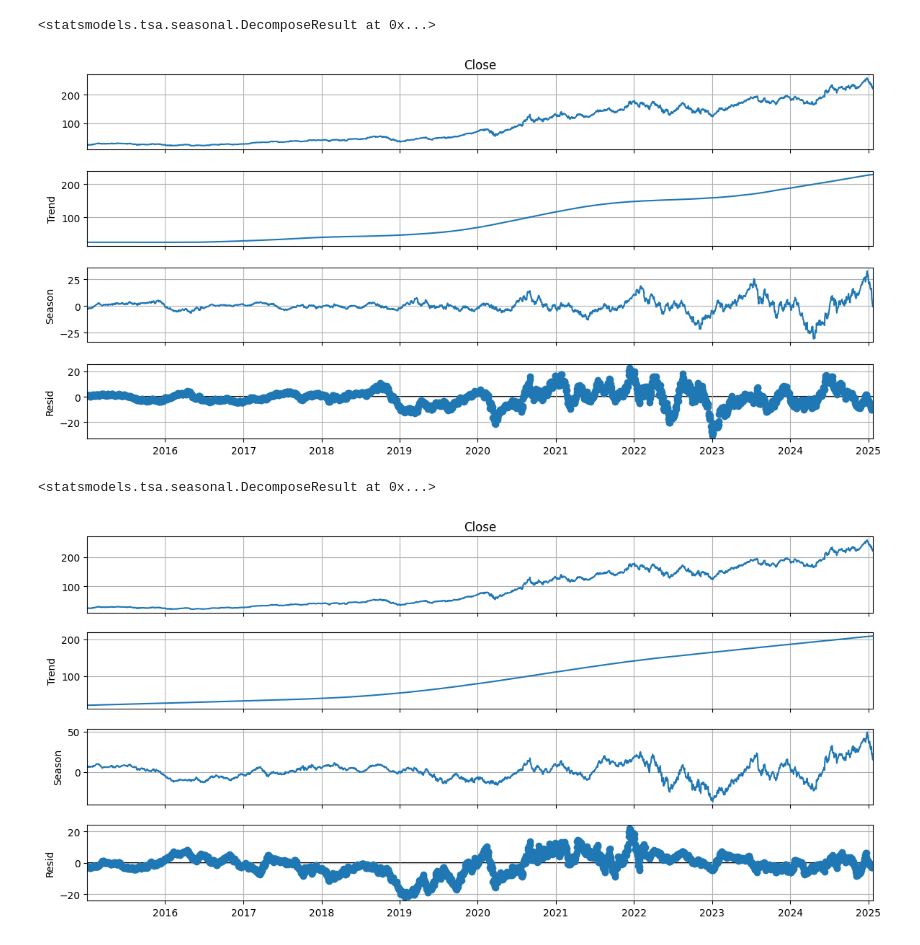
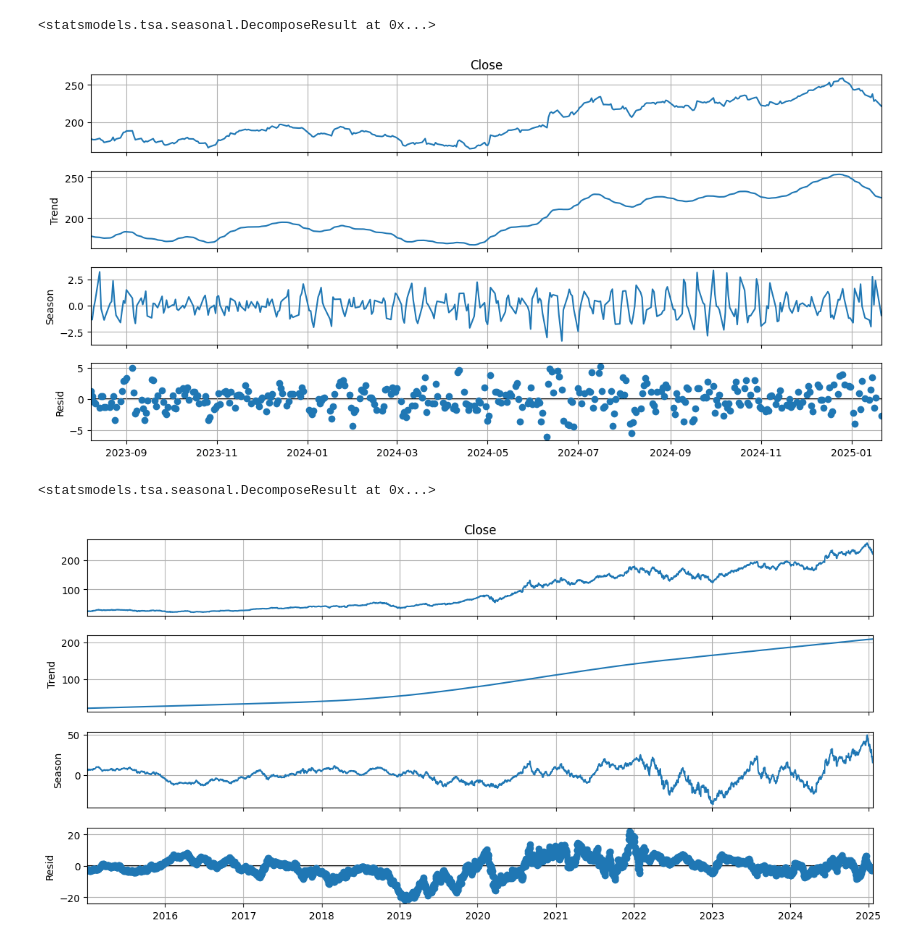
Before and after one commit to nismafaaa/clear-stocks-frontend, a Jupyter notebook: notebook/modelling_test.ipynb, the cells around one changed output. Saved outputs shown, nothing was run; the diff lists cells and outputs as text; code cells hidden in the pictures.

```diff
--- a/notebook/modelling_test.ipynb
+++ b/notebook/modelling_test.ipynb
@@ -150,9 +152,9 @@ seasonalDecompose(aapl_stock['Volume'], period=365)
 <statsmodels.tsa.seasonal.DecomposeResult at 0x...>
 # %%
 # Close price Visualization with 365 period
-seasonalDecompose(aapl_stock['Close'], period=365)
+seasonalDecompose(aapl_stock['Close'][-365:], period=7)
 # %% [output]
-[figure, old version]
+[figure, new version]
 <statsmodels.tsa.seasonal.DecomposeResult at 0x...>
 # %%
 # Close price Visualization with 365 period
```
Also changed, not shown: parts of 1 cell of this notebook, 2 other files.
